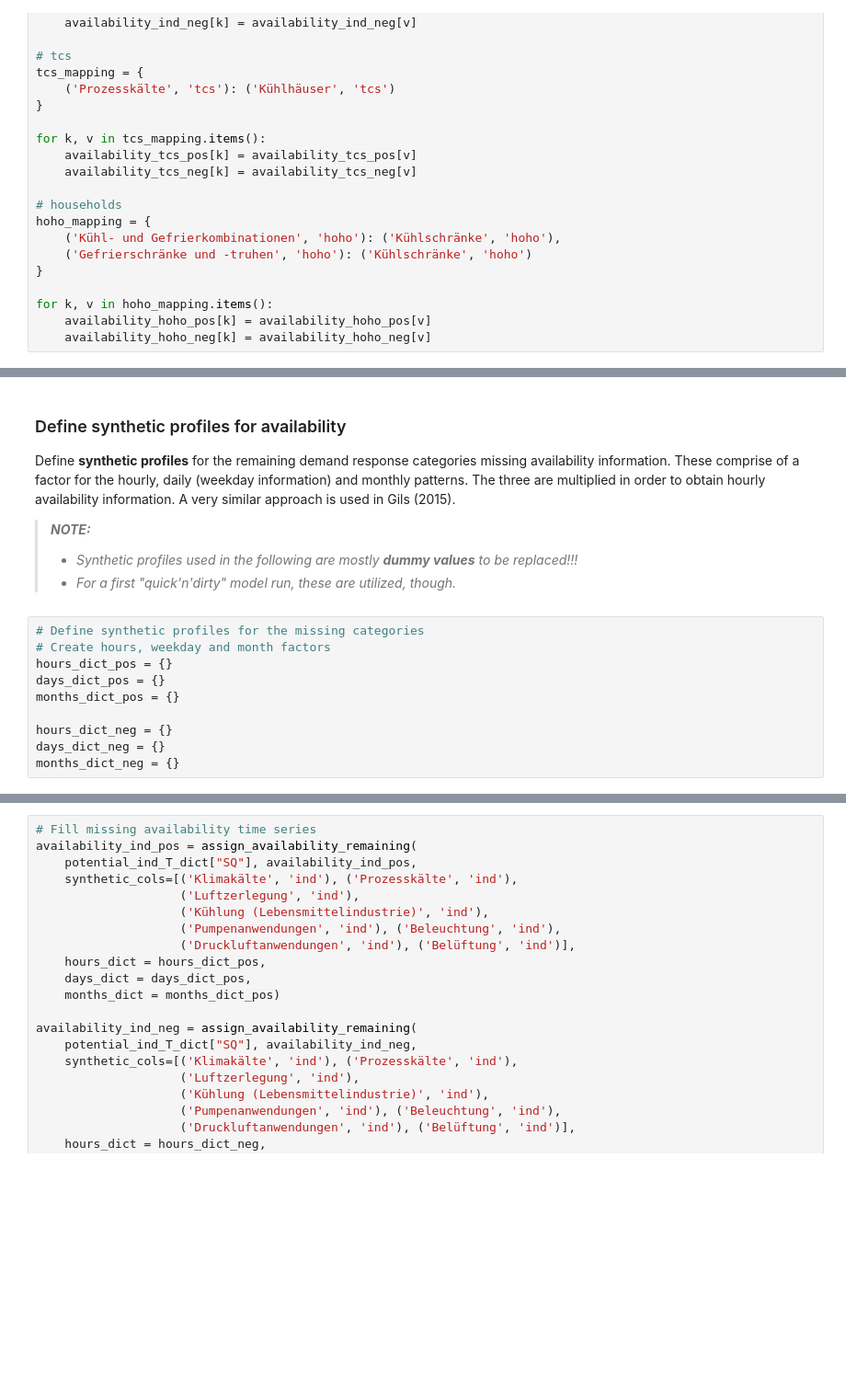
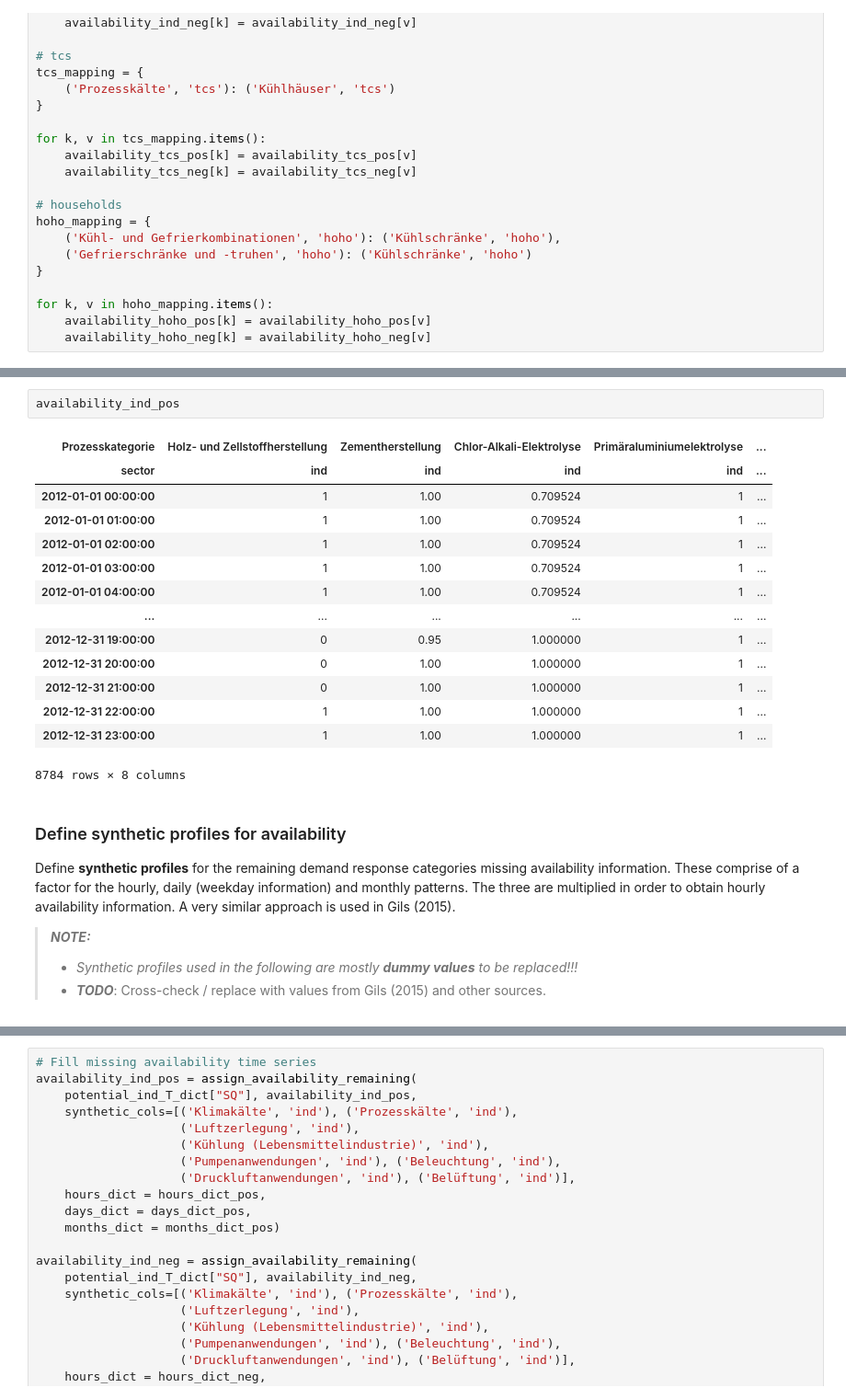
Before and after one commit to jokochems/DR_Potentials, a Jupyter notebook: DR_potential_clustering.ipynb, the cells around one changed output, grey strips where cells are left out. Shown at 92% size. Drawn from its saved outputs; the diff is of its cells as text; blank space fills up the shorter version.

Commit message:
Create intermediate draft for assigning synthetic availability profiles

```diff
--- a/DR_potential_clustering.ipynb
+++ b/DR_potential_clustering.ipynb
@@ -1249,6 +1304,23 @@ Missing columns for tcs in positive direction:
 Missing columns for hoho in negative direction:
 ----------------------------------------
 [('Heizungsumwälzpumpen', 'hoho')]
+# %%
+availability_ind_pos
+# %% [output]
+| Prozesskategorie | Holz- und Zellstoffherstellung | Zementherstellung | Chlor-Alkali-Elektrolyse | Primäraluminiumelektrolyse | ... |
+| sector | ind | ind | ind | ind | ... |
+| 2012-01-01 00:00:00 | 1 | 1.00 | 0.709524 | 1 | ... |
+| 2012-01-01 01:00:00 | 1 | 1.00 | 0.709524 | 1 | ... |
+| 2012-01-01 02:00:00 | 1 | 1.00 | 0.709524 | 1 | ... |
+| 2012-01-01 03:00:00 | 1 | 1.00 | 0.709524 | 1 | ... |
+| 2012-01-01 04:00:00 | 1 | 1.00 | 0.709524 | 1 | ... |
+| ... | ... | ... | ... | ... | ... |
+| 2012-12-31 19:00:00 | 0 | 0.95 | 1.000000 | 1 | ... |
+| 2012-12-31 20:00:00 | 0 | 1.00 | 1.000000 | 1 | ... |
+| 2012-12-31 21:00:00 | 0 | 1.00 | 1.000000 | 1 | ... |
+| 2012-12-31 22:00:00 | 1 | 1.00 | 1.000000 | 1 | ... |
+| 2012-12-31 23:00:00 | 1 | 1.00 | 1.000000 | 1 | ... |
+8784 rows × 8 columns
 # %% [markdown]
 ### Define synthetic profiles for availability
 Define **synthetic profiles** for the remaining demand response categories missing availability information.
@@ -1256,14 +1328,4 @@ These comprise of a factor for the hourly, daily (weekday information) and month
 
 > __*NOTE:*__
 > * _Synthetic profiles used in the following are mostly **dummy values** to be replaced!!!_
-> * _For a first "quick'n'dirty" model run, these are utilized, though._
+> * __*TODO*__: Cross-check / replace with values from Gils (2015) and other sources.
-# %%
-# Define synthetic profiles for the missing categories
-# Create hours, weekday and month factors
-hours_dict_pos = {}
-days_dict_pos = {}
-months_dict_pos = {}
-
-hours_dict_neg = {}
-days_dict_neg = {}
-months_dict_neg = {}
```
Also changed, not shown: parts of 22 cells of this notebook.
